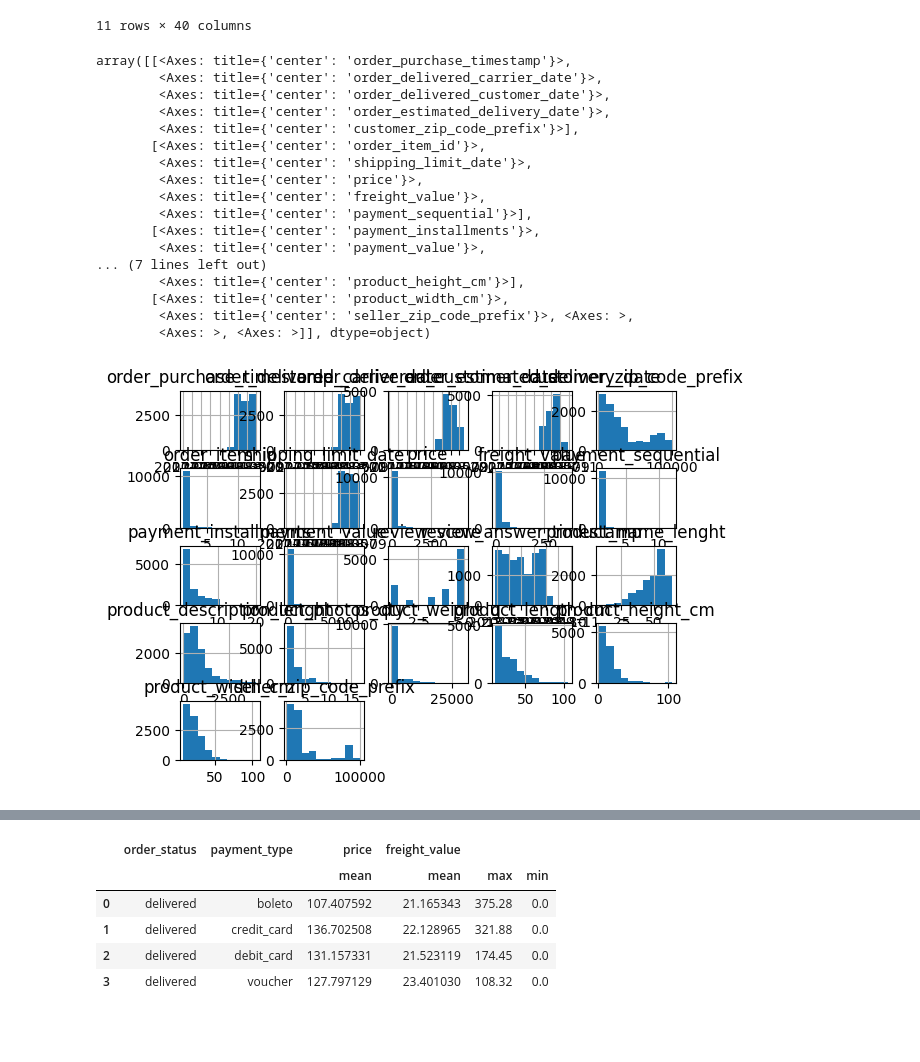
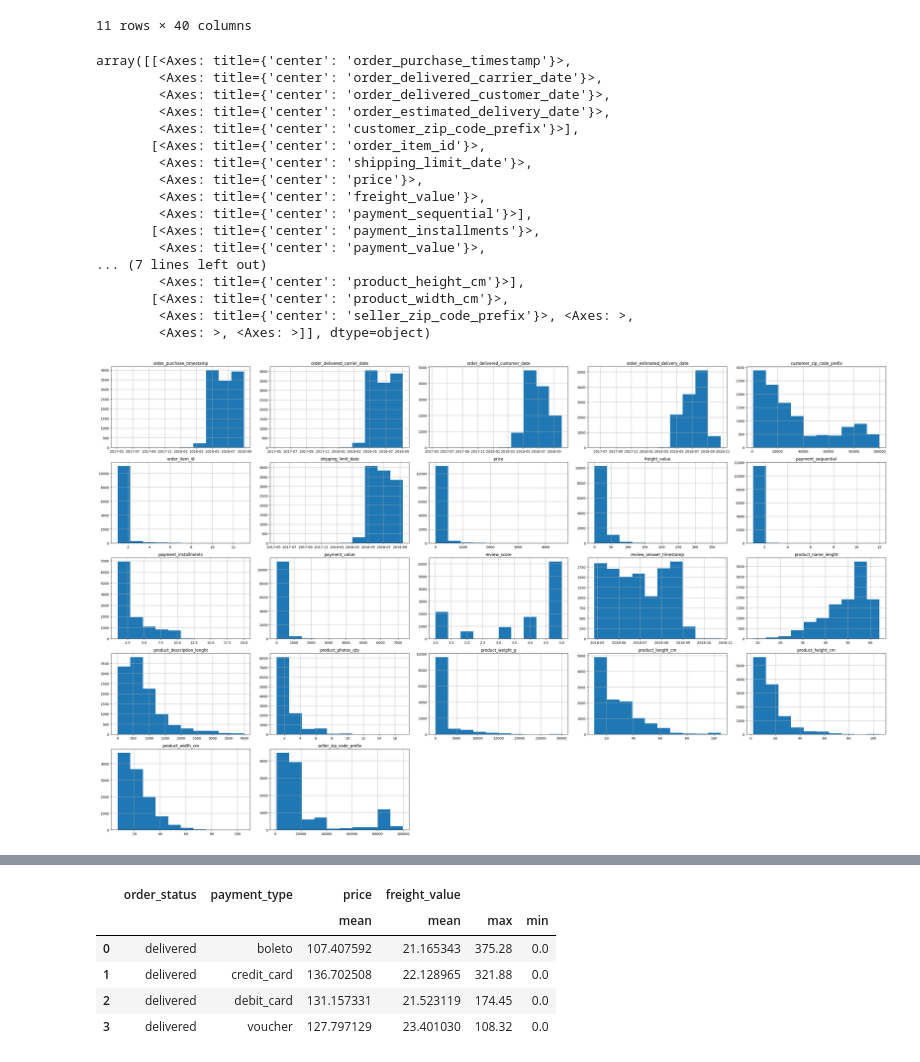
Before and after one commit to MAzizChusaini/MAzizChusaini-E-commerce-Data-Analysis, a Jupyter notebook: Proyek_Analisis_Data.ipynb, the cells around one changed output, grey strips where cells are left out. Saved outputs shown, nothing was run; the diff lists cells and outputs as text; code cells hidden in the pictures; blank space fills up the shorter version.

```diff
--- a/Proyek_Analisis_Data.ipynb
+++ b/Proyek_Analisis_Data.ipynb
@@ -277,26 +277,26 @@ new_order_df.describe(include='all')
 | std | NaN | NaN | NaN | NaN | NaN | NaN | ... |
 11 rows × 40 columns
 # %%
-new_order_df.hist()
+new_order_df.hist(figsize=(33, 20))
 # %% [output]
 array([[<Axes: title={'center': 'order_purchase_timestamp'}>,
         <Axes: title={'center': 'order_delivered_carrier_date'}>,
         <Axes: title={'center': 'order_delivered_customer_date'}>,
         <Axes: title={'center': 'order_estimated_delivery_date'}>,
         <Axes: title={'center': 'customer_zip_code_prefix'}>],
        [<Axes: title={'center': 'order_item_id'}>,
         <Axes: title={'center': 'shipping_limit_date'}>,
         <Axes: title={'center': 'price'}>,
         <Axes: title={'center': 'freight_value'}>,
         <Axes: title={'center': 'payment_sequential'}>],
        [<Axes: title={'center': 'payment_installments'}>,
         <Axes: title={'center': 'payment_value'}>,
 ... (7 lines left out)
         <Axes: title={'center': 'product_height_cm'}>],
        [<Axes: title={'center': 'product_width_cm'}>,
         <Axes: title={'center': 'seller_zip_code_prefix'}>, <Axes: >,
         <Axes: >, <Axes: >]], dtype=object)
-[figure, old version]
+[figure, new version]
 # %%
 new_order_df.info()
 # %% [output]
```
Also changed, not shown: parts of 7 cells of this notebook, 2 other files.
